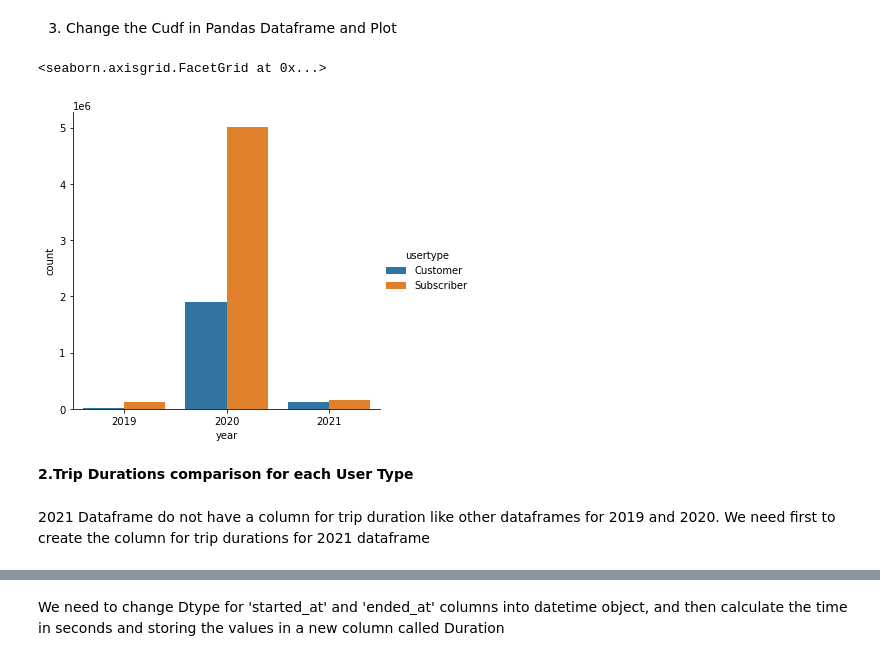
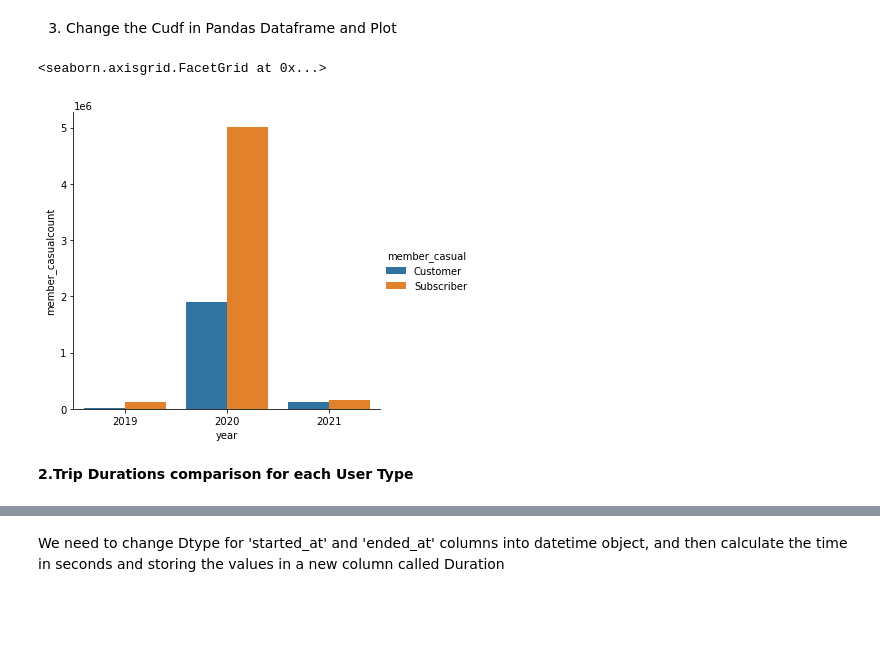
Before and after one commit to nletcher/RAPIDS-Citibike-Data-Analysis, a Jupyter notebook: Ridership.ipynb, the cells around one changed output, grey strips where cells are left out. Drawn from its saved outputs; the diff is of its cells as text; code cells hidden in the pictures; blank space fills up the shorter version.

```diff
--- a/Ridership.ipynb
+++ b/Ridership.ipynb
@@ -176,0 +205,9 @@ df2021
+# %%
+for i in range(0, len(all_files)):
+    if("2021" in all_files[i]):
+        tempdf = cudf.read_csv(all_files[i])
+        tempdf['started_at']=cudf.to_datetime(tempdf['started_at']) # change to tempdf
+        tempdf['ended_at']=cudf.to_datetime(tempdf['ended_at'])
+        tempdf['tripduration']= (tempdf['ended_at'] - tempdf['started_at'])/np.timedelta64(1,'s')
+        tempdf['tripduration']= tempdf['tripduration'].astype(np.int64)
+        df = cudf.concat([df,tempdf], ignore_index=True, sort=False)
@@ -177,4 +230,15 @@ df2021
 # %% [markdown]
 <h1>How total number of rides changed throughout?</h1>
+# %%
+df['started_at']=df['started_at'].astype('datetime64[s]')
+df['ended_at']=df['ended_at'].astype('datetime64[s]')
+df['day_of_the_month']=df['started_at'].dt.day
+df['start_hour_of_the_day']= df['started_at'].dt.hour
+df['stop_hour_of_the_day']= df['ended_at'].dt.hour
+df['dow']= df['started_at'].dt.dayofweek
+df['month']=df['started_at'].dt.month
+df['day_of_week'] = df['started_at'].dt.weekday
+df['is_weekend'] = (df['day_of_week']>=5).astype('int32')
+df['year']=df['started_at'].dt.year
 # %% [markdown]
 **First, get the Total Trips throughout**
@@ -319,0 +302,5 @@ xz
+# %%
+#Usertype count for 2019
+xa=df.groupby(['year','member_casual']).agg({'member_casual': ['count']}).reset_index()
+# xa.columns=['usertype', 'count']
+xa.head(6)
@@ -319,0 +316,4 @@ xz
+# %%
+xa.columns = xa.columns.get_level_values(0) +  xa.columns.get_level_values(1)
+xa['member_casual']=xa['member_casual'].replace({'casual':'Customer', 'member':'Subscriber'})
+xa.head(6)
@@ -324,10 +330,8 @@ pxz=xz.to_pandas()
 # %%
 #Plot the graph
-sns.factorplot(x='year', y='count', hue='usertype', kind='bar', data=pxz)
+sns.factorplot(x='year', y='member_casualcount', hue='member_casual', kind='bar', data=xa.to_pandas())
 # %% [output]
 <seaborn.axisgrid.FacetGrid at 0x...>
-[figure, old version]
+[figure, new version]
 # %% [markdown]
 **2.Trip Durations comparison for each User Type**
-# %% [markdown]
-2021 Dataframe do not have a column for trip duration like other dataframes for 2019 and 2020. We need first to create the column for trip durations for 2021 dataframe
```
Also changed, not shown: parts of 86 cells of this notebook.
